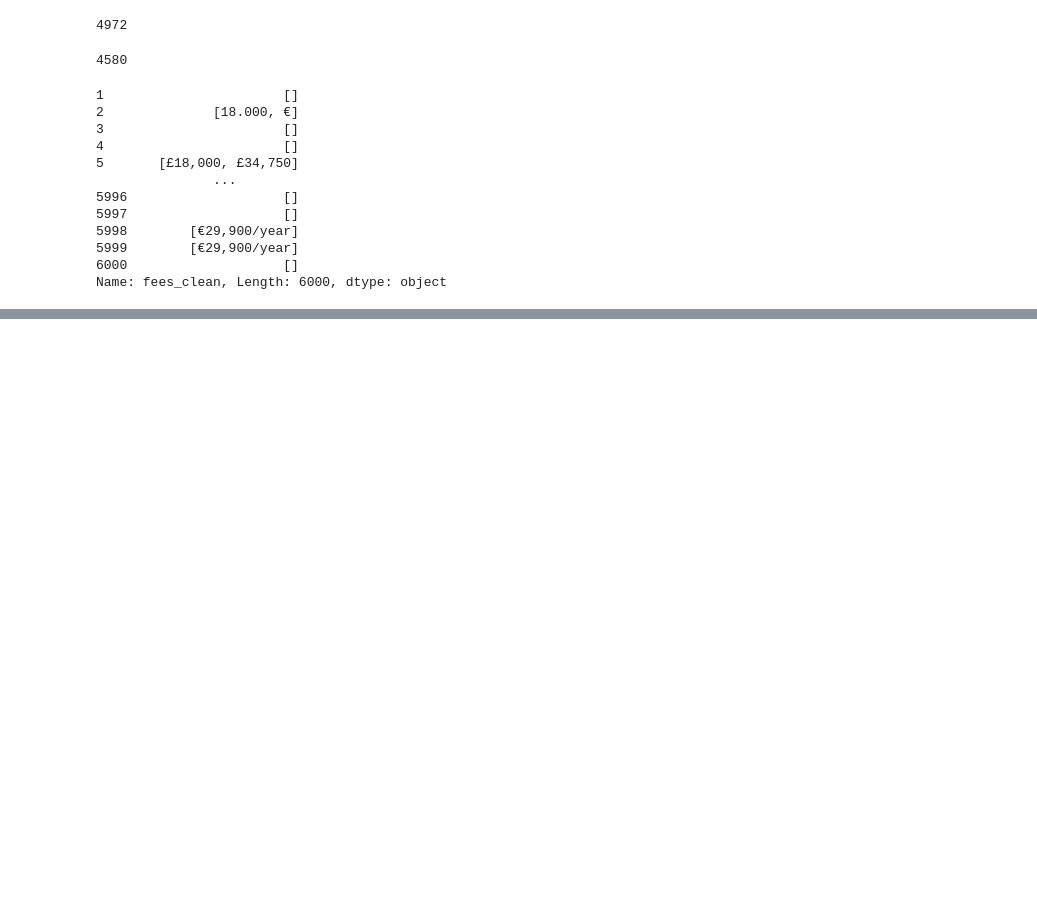
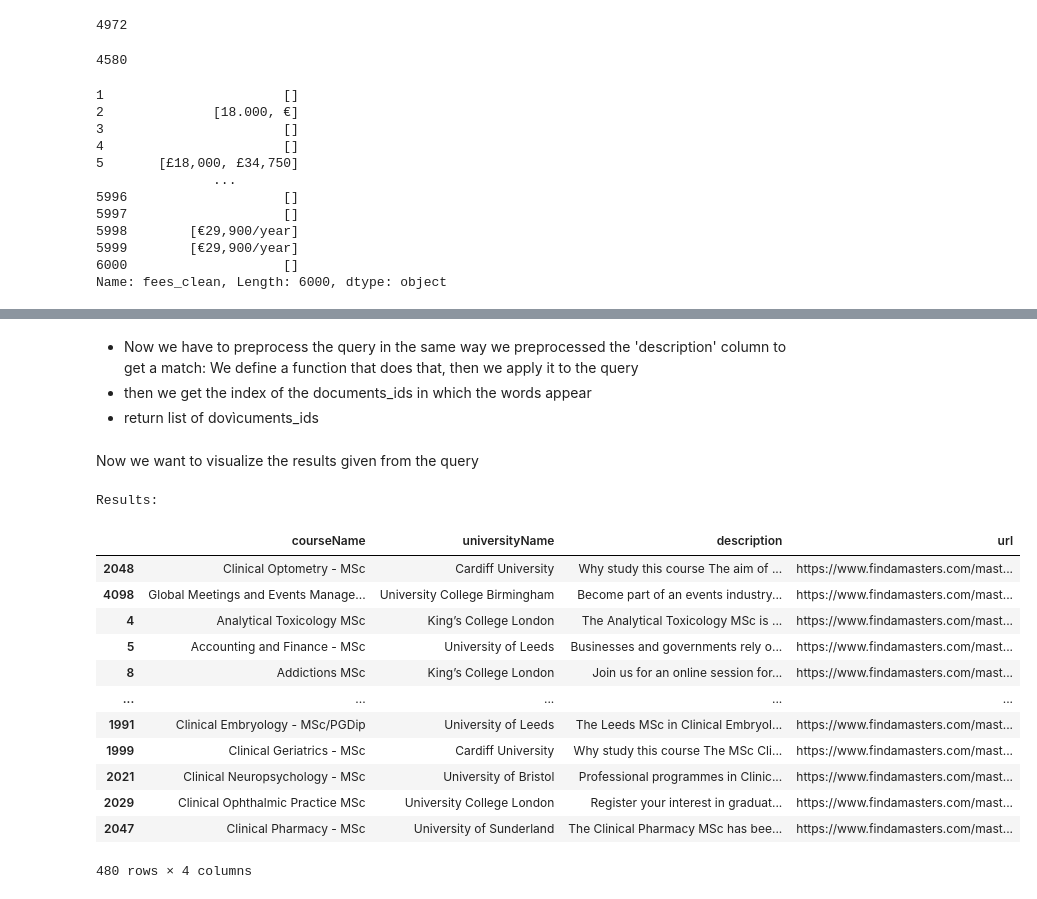
Before and after one commit to camillabrigandi/ADM-HW3, a Jupyter notebook: HW3.ipynb, the cells around one changed output, grey strips where cells are left out. Cells and saved outputs as stored; diff of their text form; code cells hidden in the pictures; blank space fills up the shorter version.

Commit message:
Search Engine
TBD: fees preprocessing , search engine with score

```diff
--- a/HW3.ipynb
+++ b/HW3.ipynb
@@ -256,0 +324,6 @@ Name: fees_clean, Length: 6000, dtype: object
+# %%
+# save dictionary to inverted_index.pkl file
+with open('inverted_index.pkl', 'wb') as invidx_file:
+    pickle.dump(inverted_index, invidx_file)
+
+invidx_file.close()
@@ -256,0 +334,50 @@ Name: fees_clean, Length: 6000, dtype: object
+# %%
+# Read dictionary pkl file
+with open('vocabulary.pkl', 'rb') as v_file:
+    vocabulary_dict = pickle.load(v_file)
+
+v_file.close()
+# %%
+#Read inverted_index pkl file
+with open('inverted_index.pkl', 'rb') as invidx_file:
+    inverted_index = pickle.load(invidx_file)
+
+invidx_file.close()
+# %% [markdown]
+- Now we have to preprocess the query in the same way we preprocessed the 'description' column to get a match: We define a function that does that, then we apply it to the query
+- then we get the index of the documents_ids in which the words appear
+- return list of dovìcuments_ids
+# %%
+#getting the query from input and stripping it
+query = input('Type to search:').strip()
+
+#preprocessing the query
+query = functions.preprocess_query(query)
+
+#searching documents
+doc_sat_query = functions.get_documents_conjunctive_query(query, vocabulary_dict, inverted_index)
+# %% [markdown]
+Now we want to visualize the results given from the query
+# %%
+if doc_sat_query == []:
+    print("This query didn't produce any result")
+else:
+    print('Results:')
+
+results_columns = ['courseName', 'universityName', 'description', 'url']
+msc_degrees.loc[doc_sat_query, results_columns]
+# %% [output]
+Results:
+|  | courseName | universityName | description | url |
+| 2048 | Clinical Optometry - MSc | Cardiff University | Why study this course The aim of ... | https://www.findamasters.com/mast... |
+| 4098 | Global Meetings and Events Manage... | University College Birmingham | Become part of an events industry... | https://www.findamasters.com/mast... |
+| 4 | Analytical Toxicology MSc | King’s College London | The Analytical Toxicology MSc is ... | https://www.findamasters.com/mast... |
+| 5 | Accounting and Finance - MSc | University of Leeds | Businesses and governments rely o... | https://www.findamasters.com/mast... |
+| 8 | Addictions MSc | King’s College London | Join us for an online session for... | https://www.findamasters.com/mast... |
+| ... | ... | ... | ... | ... |
+| 1991 | Clinical Embryology - MSc/PGDip | University of Leeds | The Leeds MSc in Clinical Embryol... | https://www.findamasters.com/mast... |
+| 1999 | Clinical Geriatrics - MSc | Cardiff University | Why study this course The MSc Cli... | https://www.findamasters.com/mast... |
+| 2021 | Clinical Neuropsychology - MSc | University of Bristol | Professional programmes in Clinic... | https://www.findamasters.com/mast... |
+| 2029 | Clinical Ophthalmic Practice MSc | University College London | Register your interest in graduat... | https://www.findamasters.com/mast... |
+| 2047 | Clinical Pharmacy - MSc | University of Sunderland | The Clinical Pharmacy MSc has bee... | https://www.findamasters.com/mast... |
+480 rows × 4 columns
```
Also changed, not shown: parts of 23 cells of this notebook, 3 other files.
